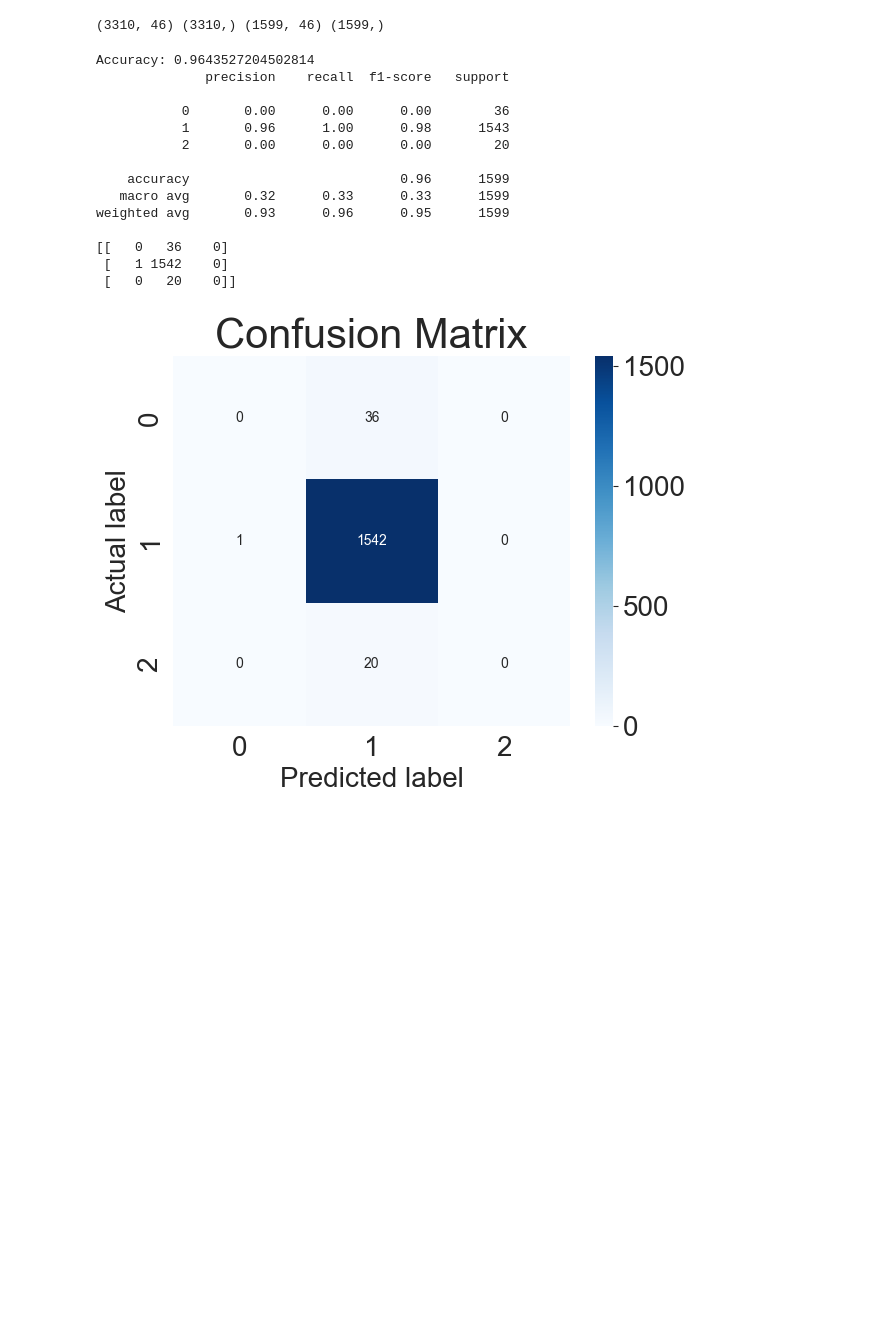
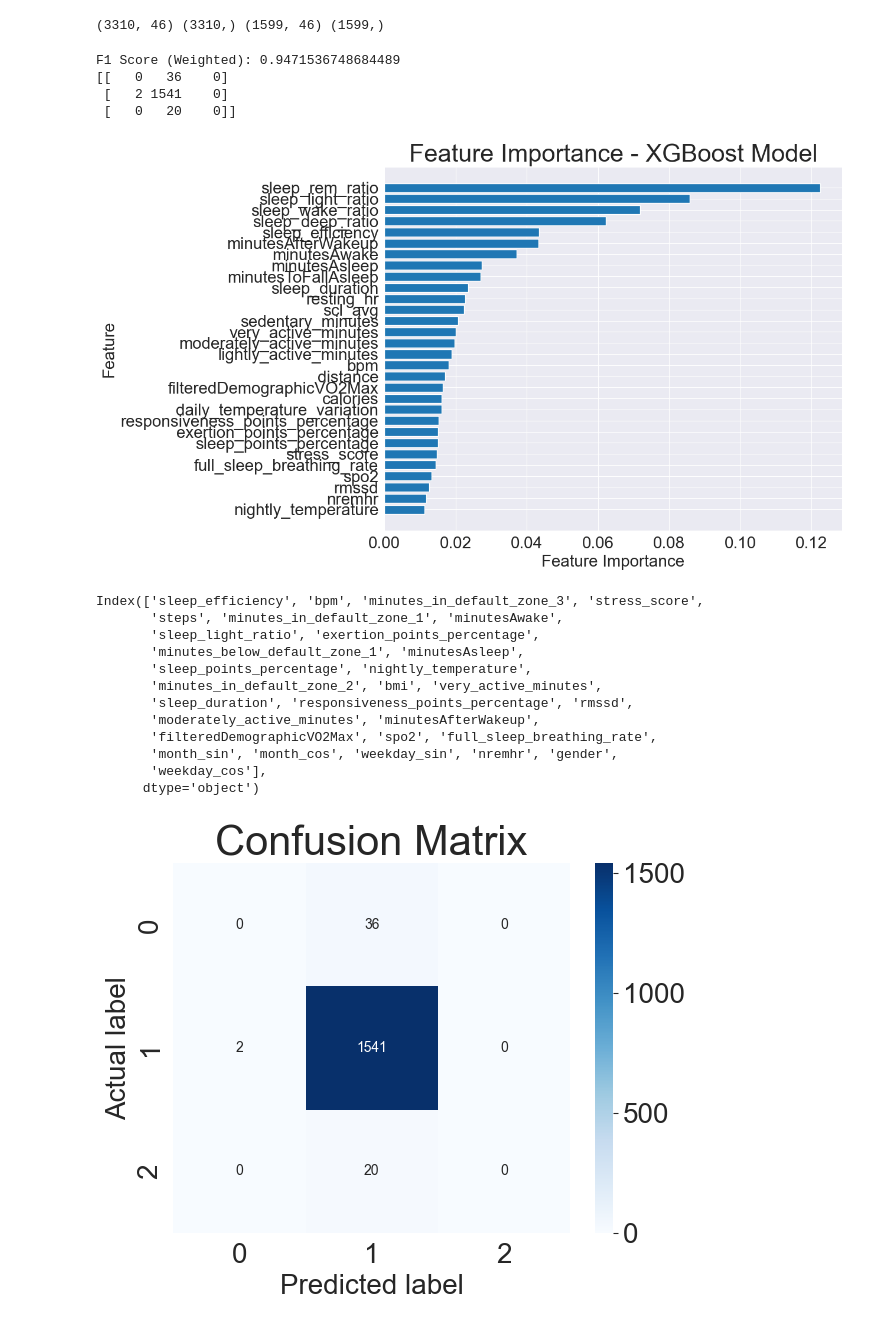
Before and after one commit to kcristinaa/-un-fairness-evaluation, a Jupyter notebook: notebooks_models/lifesnaps_generic_models_predict_panas.ipynb, the cells around one changed output. Cells and saved outputs as stored; diff of their text form; code cells hidden in the pictures; blank space fills up the shorter version.

```diff
--- a/notebooks_models/lifesnaps_generic_models_predict_panas.ipynb
+++ b/notebooks_models/lifesnaps_generic_models_predict_panas.ipynb
@@ -108,28 +121,46 @@ X_train_smote, y_train_smote = smote.fit_resample(X_train, y_train)
 # %%
-clf = RandomForestClassifier(random_state=42)
-#clf = XGBClassifier()
-
-clf.fit(X_train_smote, y_train_smote)  # Use the resampled data
+clf.fit(X_train_smote, y_train_smote)
 y_pred = clf.predict(X_test)
 
-print("Accuracy:", accuracy_score(y_test, y_pred))
-print(classification_report(y_test, y_pred))
+f1 = f1_score(y_test, y_pred, average='weighted')
+print(f"F1 Score (Weighted): {f1}")
+
+#print(classification_report(y_test, y_pred))
 print(confusion_matrix(y_test, y_pred))
 # %% [output]
-Accuracy: 0.9643527204502814
-              precision    recall  f1-score   support
-
-           0       0.00      0.00      0.00        36
-           1       0.96      1.00      0.98      1543
-           2       0.00      0.00      0.00        20
-
-    accuracy                           0.96      1599
-   macro avg       0.32      0.33      0.33      1599
-weighted avg       0.93      0.96      0.95      1599
-
+F1 Score (Weighted): 0.9471536748684489
 [[   0   36    0]
- [   1 1542    0]
+ [   2 1541    0]
  [   0   20    0]]
+# %%
+feature_importances = clf.feature_importances_
+sorted_idx = np.argsort(feature_importances)[-30:]
+sorted_importances = feature_importances[sorted_idx]
+
+# Plotting
+plt.figure(figsize=(10, 8))
+plt.barh(range(len(sorted_importances)), sorted_importances, align='center')
+plt.yticks(range(len(sorted_importances)), [X_train.columns[i] for i in range(len(sorted_idx))])
+plt.xlabel("Feature Importance")
+plt.ylabel("Feature")
+plt.title("Feature Importance - XGBoost Model")
+plt.show()
+
+print(X_train.columns[sorted_idx])
+# %% [output]
+[figure, added]
+Index(['sleep_efficiency', 'bpm', 'minutes_in_default_zone_3', 'stress_score',
+       'steps', 'minutes_in_default_zone_1', 'minutesAwake',
+       'sleep_light_ratio', 'exertion_points_percentage',
+       'minutes_below_default_zone_1', 'minutesAsleep',
+       'sleep_points_percentage', 'nightly_temperature',
+       'minutes_in_default_zone_2', 'bmi', 'very_active_minutes',
+       'sleep_duration', 'responsiveness_points_percentage', 'rmssd',
+       'moderately_active_minutes', 'minutesAfterWakeup',
+       'filteredDemographicVO2Max', 'spo2', 'full_sleep_breathing_rate',
+       'month_sin', 'month_cos', 'weekday_sin', 'nremhr', 'gender',
+       'weekday_cos'],
+      dtype='object')
 # %%
 plot_confusion_matrix(y_test, y_pred)
 # %% [output]
```
Also changed, not shown: parts of 6 cells of this notebook, 10 other files.
